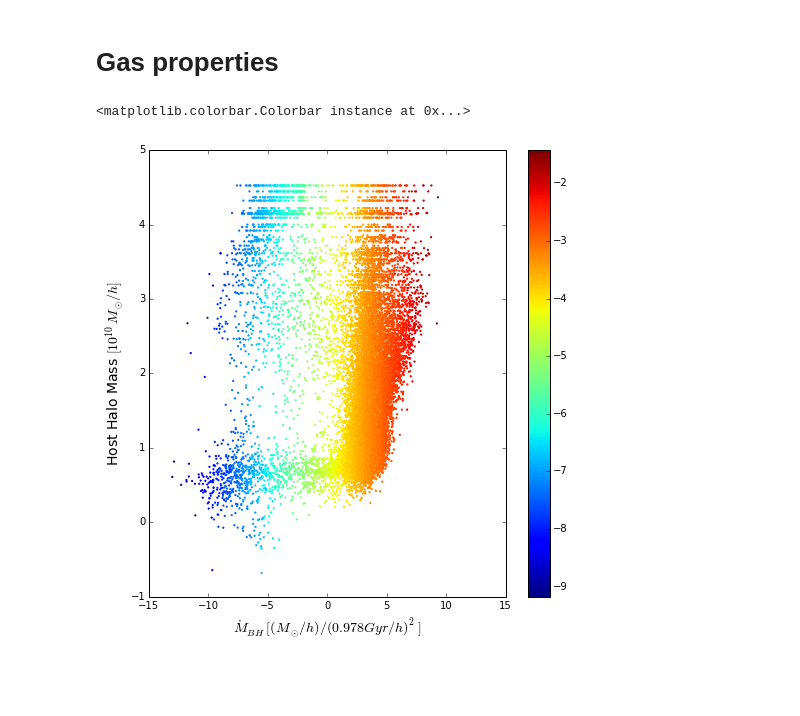
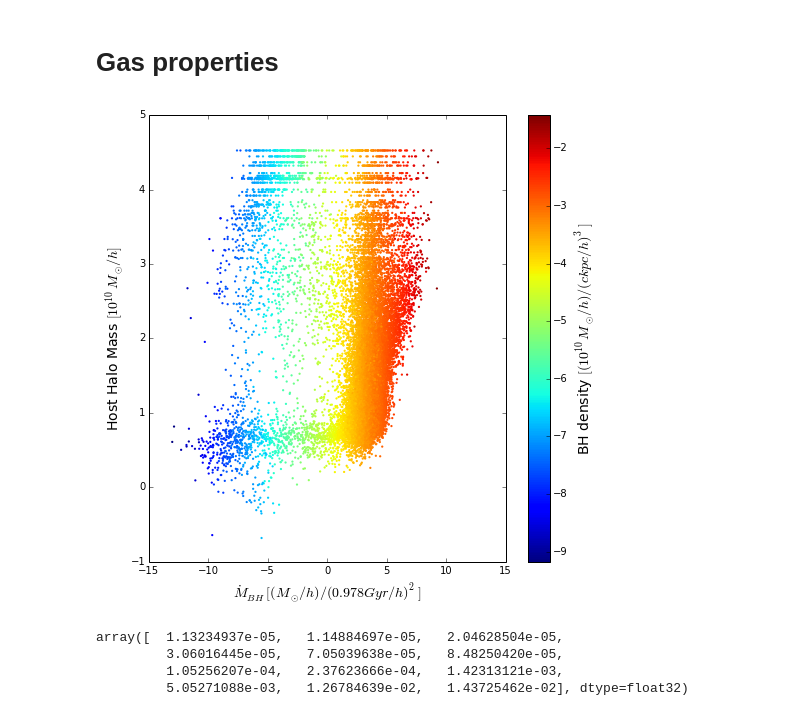
Before and after one commit to sbustamante/CosmologicalBlackHoles, a Jupyter notebook: Codes/analysis.ipynb, the cells around one changed output. Saved outputs shown, nothing was run; the diff lists cells and outputs as text; code cells hidden in the pictures; blank space fills up the shorter version.

Commit message:
Label of colorbar

```diff
--- a/Codes/analysis.ipynb
+++ b/Codes/analysis.ipynb
@@ -82,9 +80,9 @@ bh_hhmass = bh['HostHaloMass']
 # %%
 plt.figure( figsize = (8,8) )
 plt.scatter( np.log10(1e10*bh_mdot), np.log10(bh_hhmass), marker='.', c=np.log10(bh_rho), lw = 0.0 )
 plt.ylabel( "Host Halo Mass $[10^{10} M_{\odot}/h]$", fontsize = 14 )
 plt.xlabel( "$\dot{M}_{BH}\ [(M_{\odot}/h)/(0.978 Gyr/h)^2]$", fontsize = 14 )
-plt.colorbar()
+cbar = plt.colorbar()
+cbar.set_label('BH density $[(10^{10}M_{\odot}/h)/(ckpc/h)^3]$', fontsize = 14 )
 # %% [output]
-<matplotlib.colorbar.Colorbar instance at 0x...>
-[figure, old version]
+[figure, new version]
@@ -90,0 +92,7 @@ plt.colorbar()
+# %%
+np.sort(BD_mass["BH_Mass"])
+# %% [output]
+array([  1.13234937e-05,   1.14884697e-05,   2.04628504e-05,
+         3.06016445e-05,   7.05039638e-05,   8.48250420e-05,
+         1.05256207e-04,   2.37623666e-04,   1.42313121e-03,
+         5.05271088e-03,   1.26784639e-02,   1.43725462e-02], dtype=float32)
```
Also changed, not shown: parts of 2 cells of this notebook.
